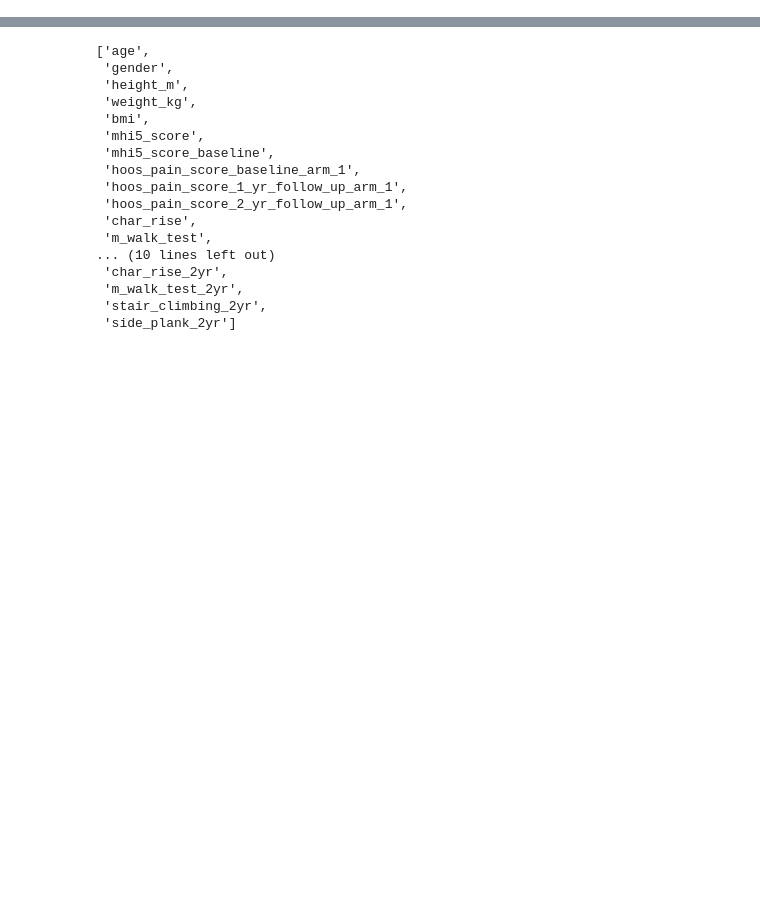
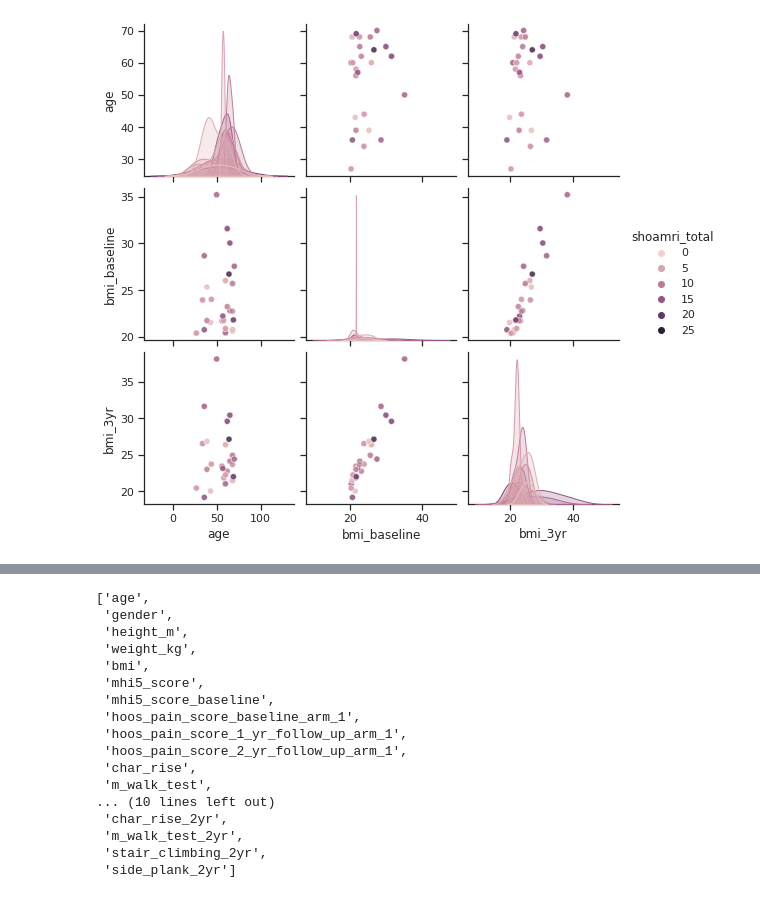
Before and after one commit to samanthahuff/ML-tutorials, a Jupyter notebook: RF_Hoos_Func.ipynb, the cells around one changed output, grey strips where cells are left out. Cells and saved outputs as stored; diff of their text form; code cells hidden in the pictures; blank space fills up the shorter version.

```diff
--- a/RF_Hoos_Func.ipynb
+++ b/RF_Hoos_Func.ipynb
@@ -83,0 +82,10 @@ df.describe()
+# %%
+#DEMOGRAPHICS SHOAMRI
+# Will only use six variables for plotting pairs
+reduced_features = df[['age', 'bmi_baseline', 'bmi_3yr', 'shoamri_total' ]]
+
+# Make the pair plot with a some aesthetic changes
+sns.pairplot(reduced_features,hue = 'shoamri_total', diag_kind = 'kde', plot_kws=dict(alpha = 0.7),
+                   diag_kws=dict(shade=True));
+# %% [output]
+[figure, added]
```
Also changed, not shown: parts of 10 cells of this notebook.
